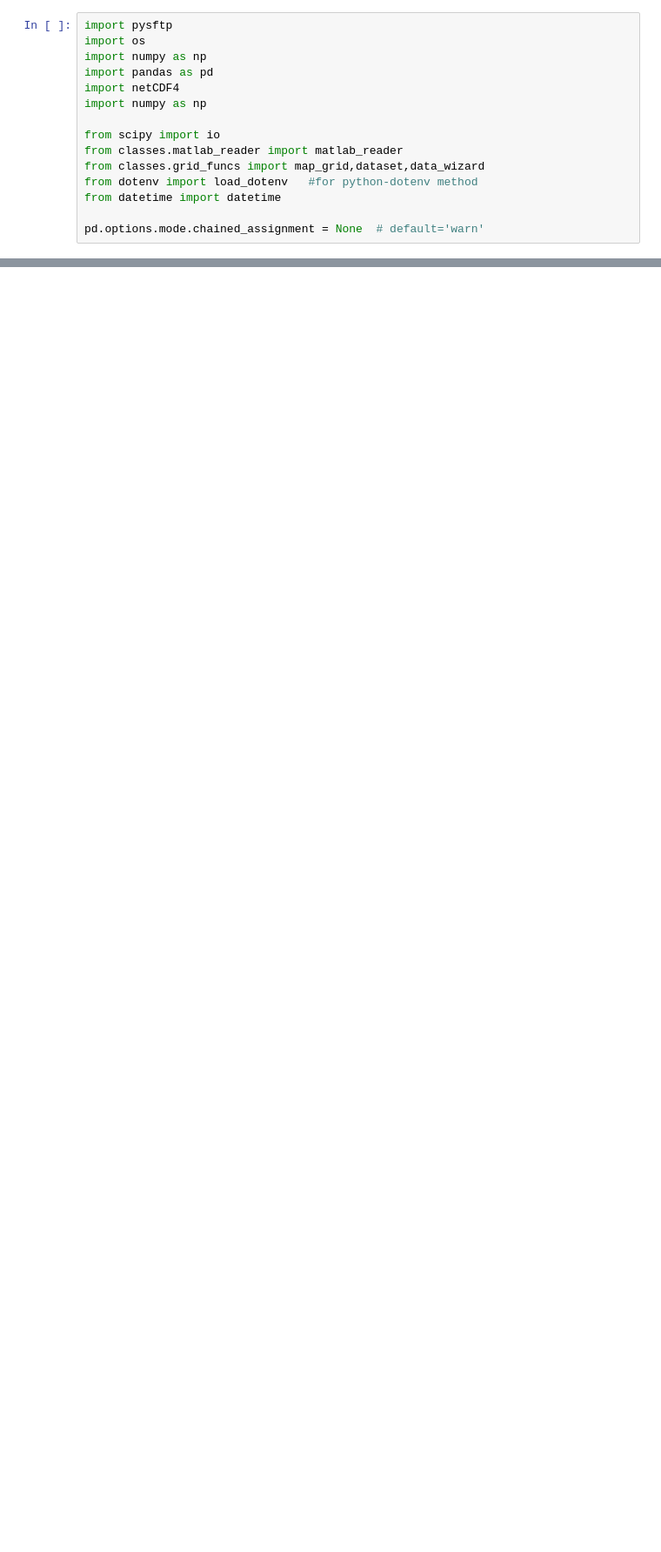
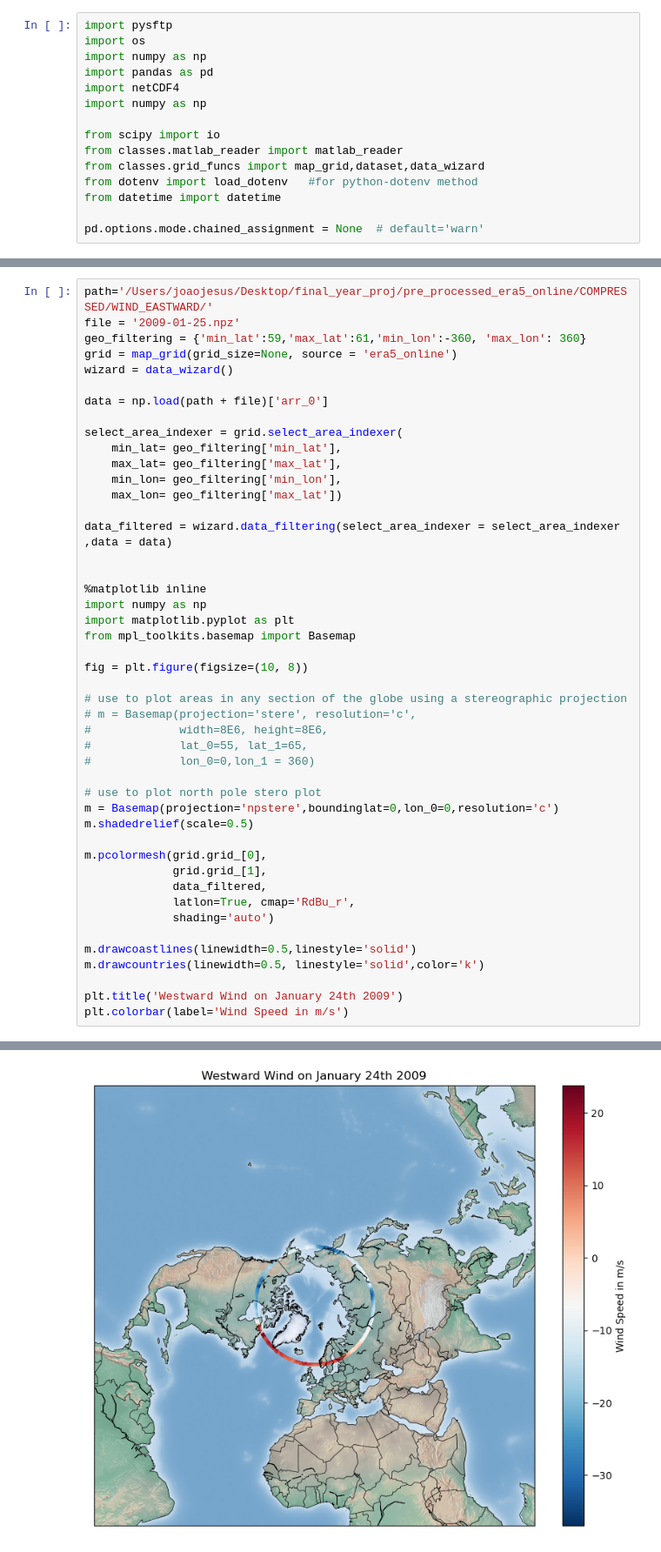
Before and after one commit to jonyjesus18/final-year-proj, a Jupyter notebook: ssw_identifying_era5_daily.ipynb, the cells around one changed output, grey strips where cells are left out. Shown at 87% size. Cells and saved outputs as stored; diff of their text form; blank space fills up the shorter version.

```diff
--- a/ssw_identifying_era5_daily.ipynb
+++ b/ssw_identifying_era5_daily.ipynb
@@ -177,0 +223,47 @@ fig.show()
+# %%
+path='/Users/joaojesus/Desktop/final_year_proj/pre_processed_era5_online/COMPRESSED/WIND_EASTWARD/'
+file = '2009-01-25.npz'
+geo_filtering = {'min_lat':59,'max_lat':61,'min_lon':-360, 'max_lon': 360}
+grid = map_grid(grid_size=None, source = 'era5_online')
+wizard = data_wizard()
+
+data = np.load(path + file)['arr_0']
+
+select_area_indexer = grid.select_area_indexer(
+    min_lat= geo_filtering['min_lat'],
+    max_lat= geo_filtering['max_lat'],
+    min_lon= geo_filtering['min_lon'],
+    max_lon= geo_filtering['max_lat'])
+
+data_filtered = wizard.data_filtering(select_area_indexer = select_area_indexer ,data = data)
+
+
+%matplotlib inline
+import numpy as np
+import matplotlib.pyplot as plt
+from mpl_toolkits.basemap import Basemap
+
+fig = plt.figure(figsize=(10, 8))
+
+# use to plot areas in any section of the globe using a stereographic projection
+# m = Basemap(projection='stere', resolution='c',
+#             width=8E6, height=8E6,
+#             lat_0=55, lat_1=65,
+#             lon_0=0,lon_1 = 360)
+
+# use to plot north pole stero plot
+m = Basemap(projection='npstere',boundinglat=0,lon_0=0,resolution='c')
+m.shadedrelief(scale=0.5)
+
+m.pcolormesh(grid.grid_[0],
+             grid.grid_[1],
+             data_filtered,
+             latlon=True, cmap='RdBu_r',
+             shading='auto')
+
+m.drawcoastlines(linewidth=0.5,linestyle='solid')
+m.drawcountries(linewidth=0.5, linestyle='solid',color='k')
+
+plt.title('Westward Wind on January 24th 2009')
+plt.colorbar(label='Wind Speed in m/s')
+# %% [output]
@@ -177,0 +272 @@ fig.show()
+[figure, added]
```
Also changed, not shown: parts of 5 cells of this notebook, 5 other files.
